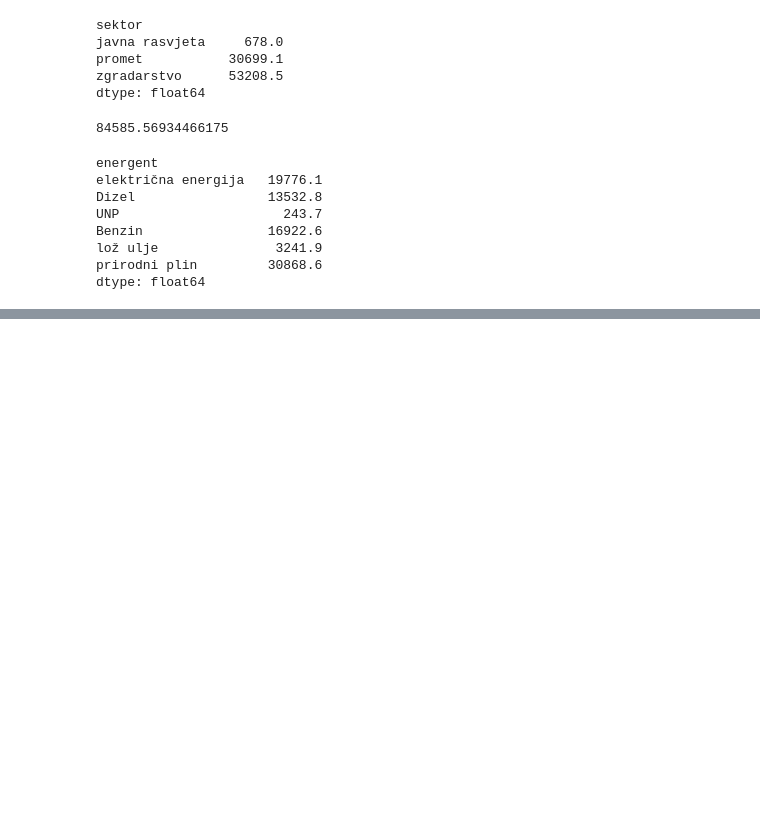
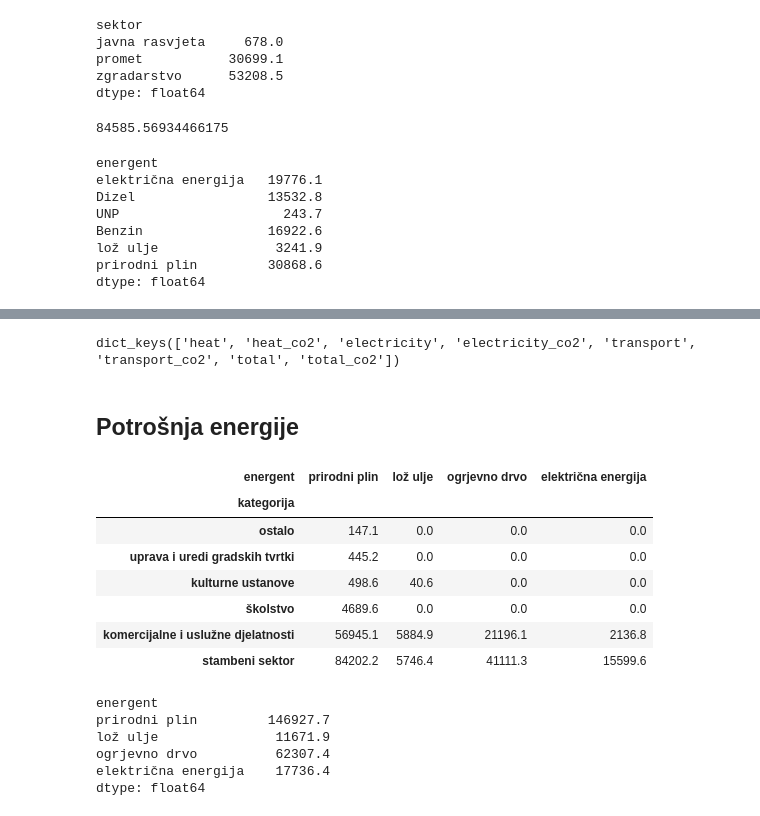
Before and after one commit to Green-Zone-Lab/vk_secap, a Jupyter notebook: notebooks/Analysis.ipynb, the cells around one changed output, grey strips where cells are left out. Drawn from its saved outputs; the diff is of its cells as text; code cells hidden in the pictures; blank space fills up the shorter version.

```diff
--- a/notebooks/Analysis.ipynb
+++ b/notebooks/Analysis.ipynb
@@ -370,0 +399,26 @@ dtype: float64
+# %%
+inventory_2019.keys()
+# %% [output]
+dict_keys(['heat', 'heat_co2', 'electricity', 'electricity_co2', 'transport', 'transport_co2', 'total', 'total_co2'])
+# %% [markdown]
+## Potrošnja energije
+# %%
+inventory_2019['heat']
+# %% [output]
+| energent | prirodni plin | lož ulje | ogrjevno drvo | električna energija |
+| kategorija |  |  |  |  |
+| ostalo | 147.1 | 0.0 | 0.0 | 0.0 |
+| uprava i uredi gradskih tvrtki | 445.2 | 0.0 | 0.0 | 0.0 |
+| kulturne ustanove | 498.6 | 40.6 | 0.0 | 0.0 |
+| školstvo | 4689.6 | 0.0 | 0.0 | 0.0 |
+| komercijalne i uslužne djelatnosti | 56945.1 | 5884.9 | 21196.1 | 2136.8 |
+| stambeni sektor | 84202.2 | 5746.4 | 41111.3 | 15599.6 |
+# %%
+inventory_2019['heat'].sum()
+# %% [output]
+energent
+prirodni plin         146927.7
+lož ulje               11671.9
+ogrjevno drvo          62307.4
+električna energija    17736.4
+dtype: float64
```
Also changed, not shown: parts of 38 cells of this notebook, 1 other file.
